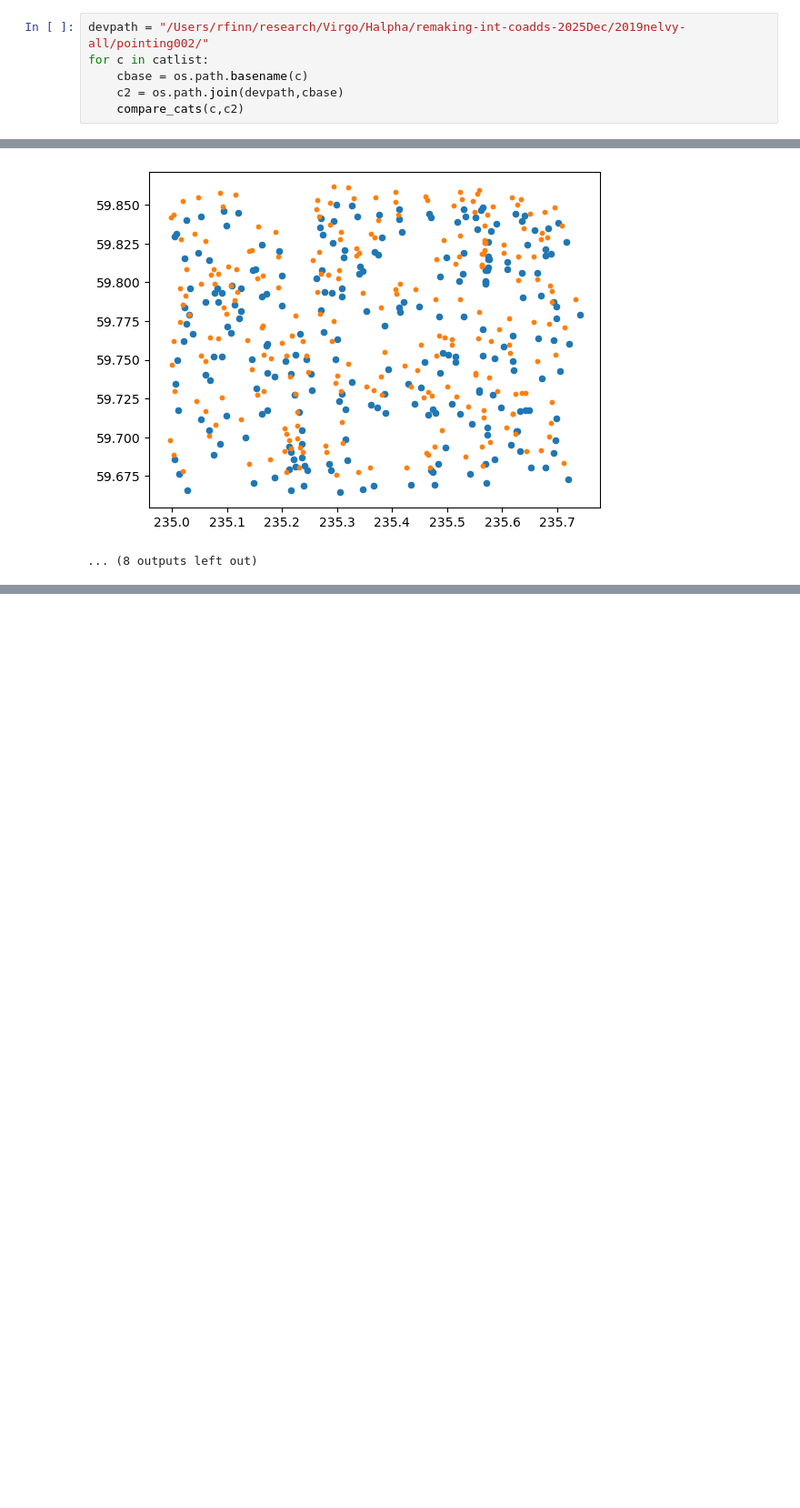
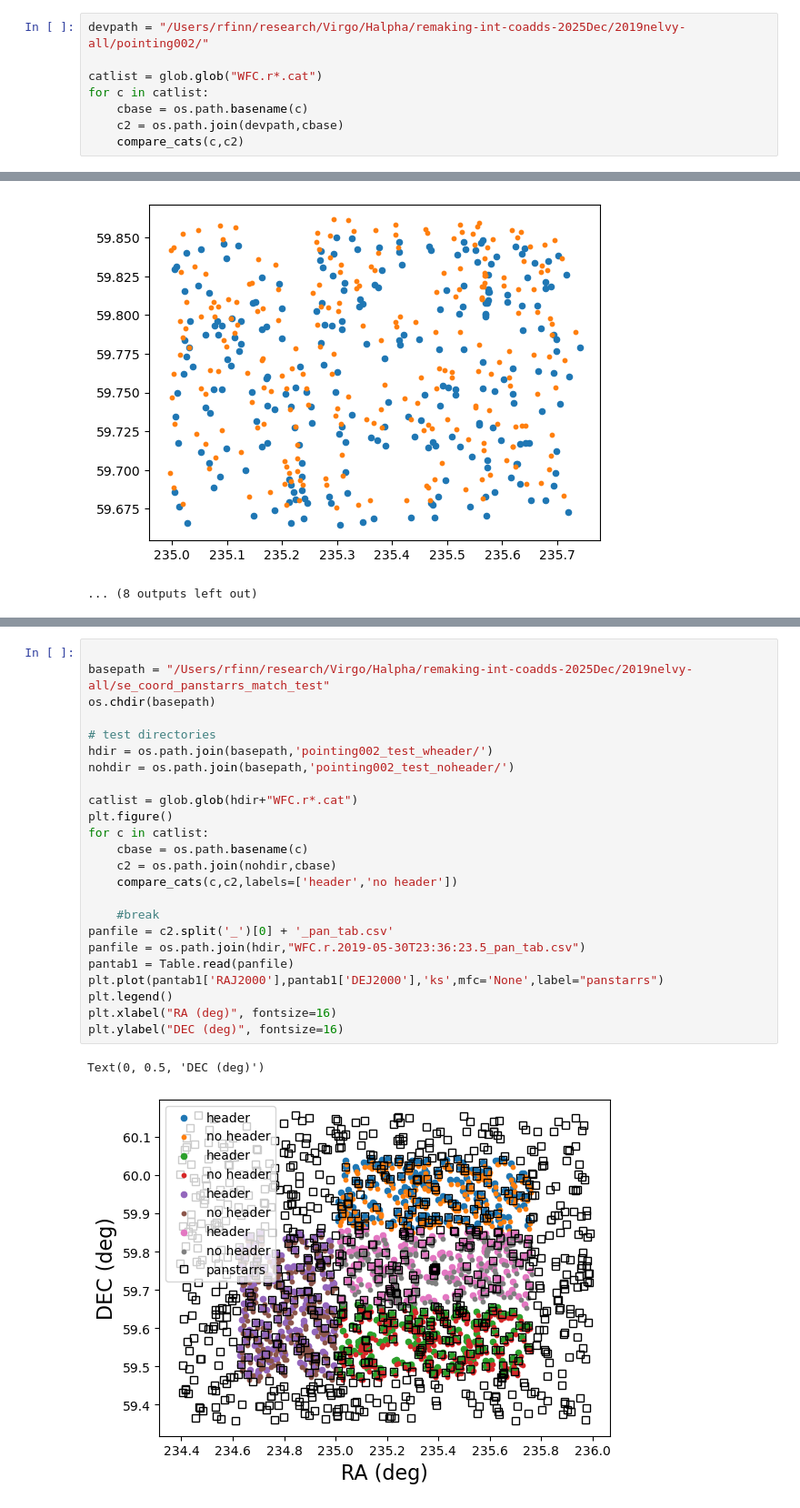
Before and after one commit to rfinn/HalphaImaging, a Jupyter notebook: notebooks/INT-align-coadd-dev.ipynb, the cells around one changed output, grey strips where cells are left out. Shown at 91% size. Cells and saved outputs as stored; diff of their text form; blank space fills up the shorter version.

Commit message:
working on #74 and #75 - need to test new procedure on draco 2019 directories

```diff
--- a/notebooks/INT-align-coadd-dev.ipynb
+++ b/notebooks/INT-align-coadd-dev.ipynb
@@ -579,5 +605,7 @@ def compare_cats(cat1, cat2):
 # %%
 devpath = "/Users/rfinn/research/Virgo/Halpha/remaking-int-coadds-2025Dec/2019nelvy-all/pointing002/"
+
+catlist = glob.glob("WFC.r*.cat")
 for c in catlist:
     cbase = os.path.basename(c)
     c2 = os.path.join(devpath,cbase)
@@ -598,0 +635,27 @@ for c in catlist:
+# %%
+
+basepath = "/Users/rfinn/research/Virgo/Halpha/remaking-int-coadds-2025Dec/2019nelvy-all/se_coord_panstarrs_match_test"
+os.chdir(basepath)
+
+# test directories
+hdir = os.path.join(basepath,'pointing002_test_wheader/')
+nohdir = os.path.join(basepath,'pointing002_test_noheader/')
+
+catlist = glob.glob(hdir+"WFC.r*.cat")
+plt.figure()
+for c in catlist:
+    cbase = os.path.basename(c)
+    c2 = os.path.join(nohdir,cbase)
+    compare_cats(c,c2,labels=['header','no header'])
+
+    #break
+panfile = c2.split('_')[0] + '_pan_tab.csv'
+panfile = os.path.join(hdir,"WFC.r.2019-05-30T23:36:23.5_pan_tab.csv")
+pantab1 = Table.read(panfile)
+plt.plot(pantab1['RAJ2000'],pantab1['DEJ2000'],'ks',mfc='None',label="panstarrs")
+plt.legend()
+plt.xlabel("RA (deg)", fontsize=16)
+plt.ylabel("DEC (deg)", fontsize=16)
+# %% [output]
+Text(0, 0.5, 'DEC (deg)')
+[figure, added]
```
Also changed, not shown: parts of 5 cells of this notebook.
